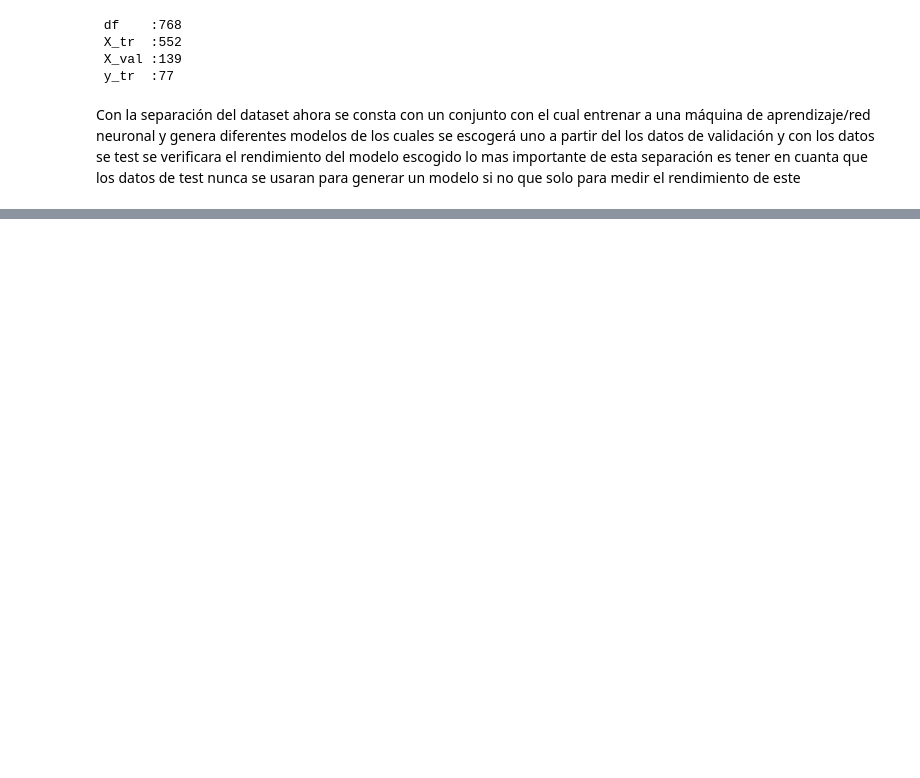
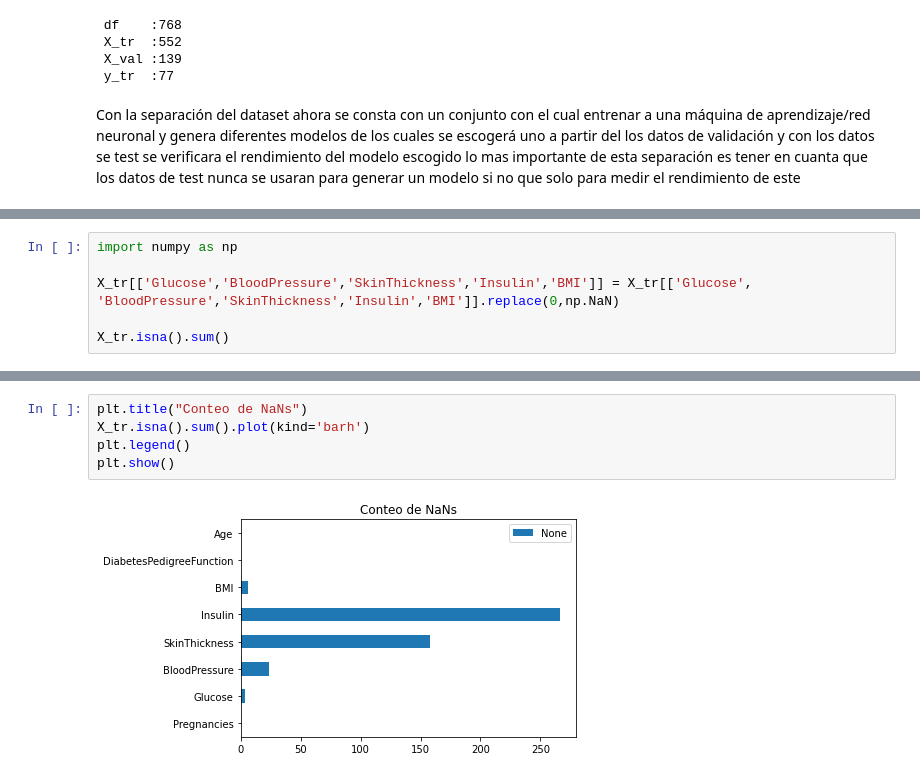
Before and after one commit to yeriel/Latin_accent_classifications, a Jupyter notebook: Tarea_Guiada_1.ipynb, the cells around one changed output, grey strips where cells are left out. Saved outputs shown, nothing was run; the diff lists cells and outputs as text; blank space fills up the shorter version.

```diff
--- a/Tarea_Guiada_1.ipynb
+++ b/Tarea_Guiada_1.ipynb
@@ -188,0 +200,7 @@ Con la separación del dataset ahora se consta con un conjunto con el cual entre
+# %%
+import numpy as np
+
+X_tr[['Glucose','BloodPressure','SkinThickness','Insulin','BMI']] = X_tr[['Glucose',
+'BloodPressure','SkinThickness','Insulin','BMI']].replace(0,np.NaN)
+
+X_tr.isna().sum()
@@ -188,0 +217,7 @@ Con la separación del dataset ahora se consta con un conjunto con el cual entre
+# %%
+plt.title("Conteo de NaNs")
+X_tr.isna().sum().plot(kind='barh')
+plt.legend()
+plt.show()
+# %% [output]
+[figure, added]
```
Also changed, not shown: parts of 6 cells of this notebook.
